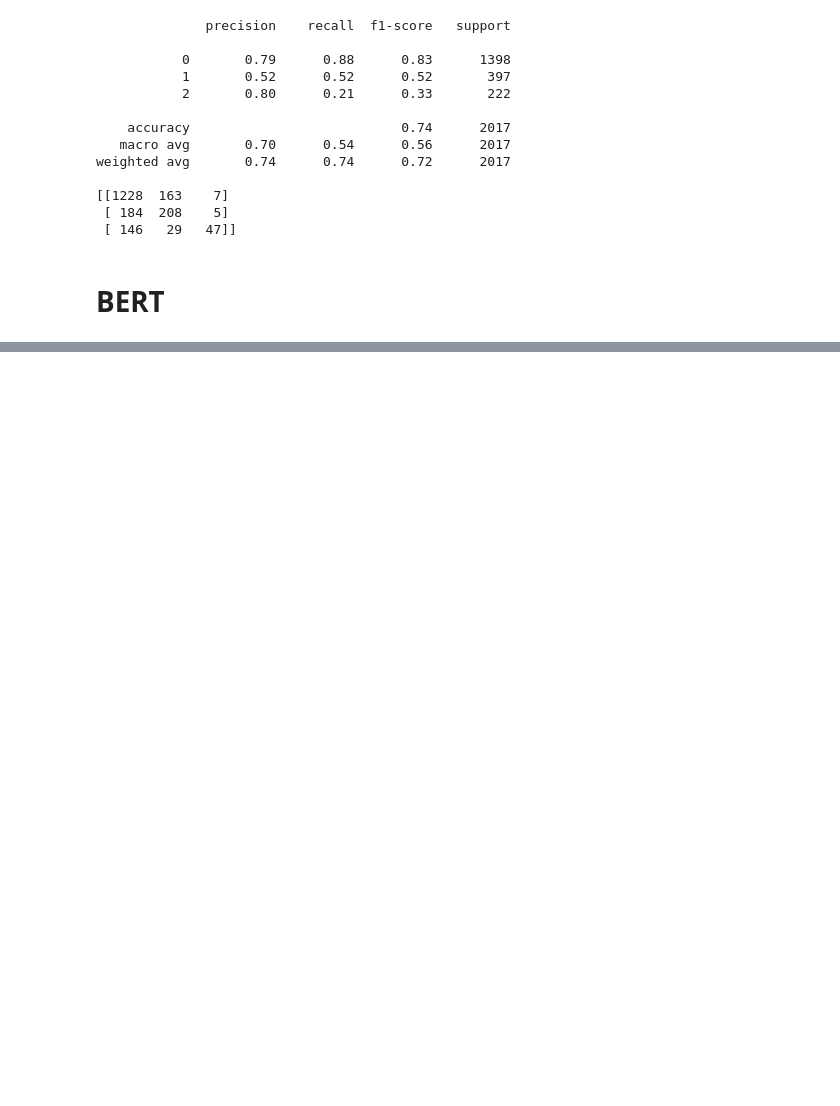
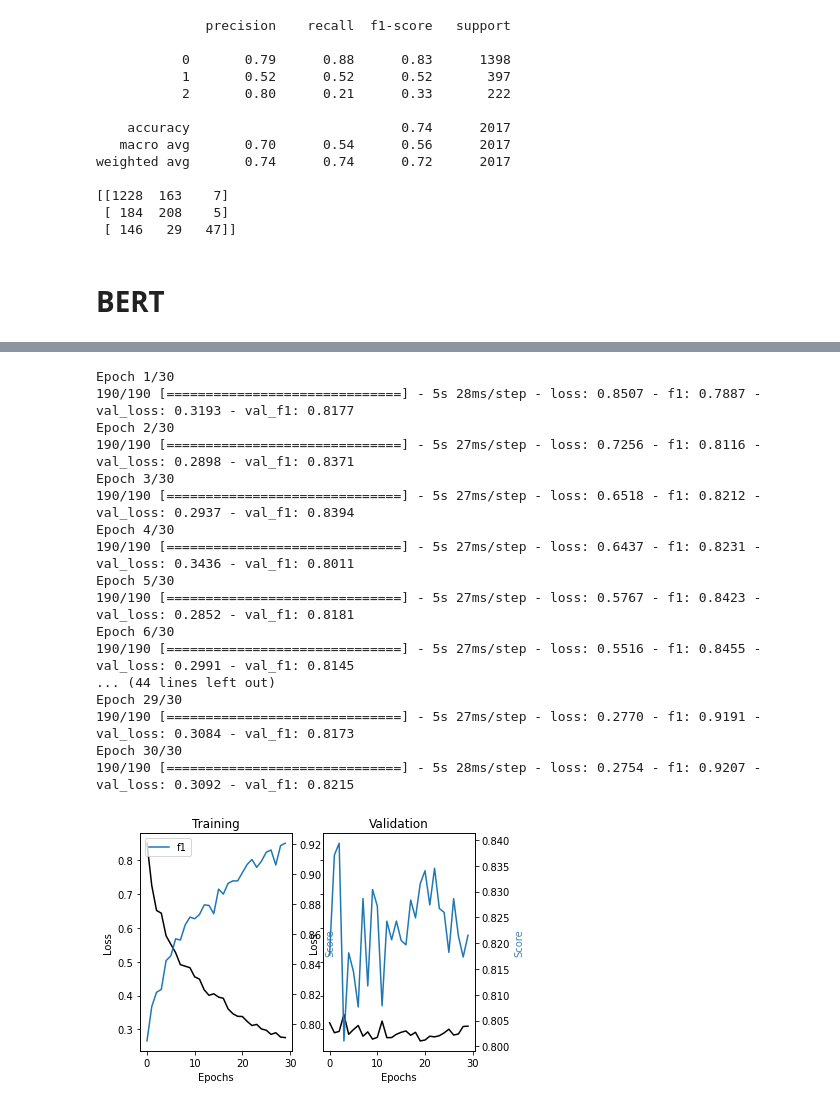
Before and after one commit to sanduerhan/Licenta, a Jupyter notebook: code.ipynb, the cells around one changed output, grey strips where cells are left out. Cells and saved outputs as stored; diff of their text form; code cells hidden in the pictures; blank space fills up the shorter version.

```diff
--- a/code.ipynb
+++ b/code.ipynb
@@ -794,0 +829,20 @@ if TRAIN_BASE:
+# %%
+def sentence(texts):
+  model = SentenceTransformer("all-mpnet-base-v2")
+  embeddings = model.encode(texts)
+
+  return embeddings
+# %%
+def rn(embeddings, train_y):
+  input_size = len(embeddings[0])
+  model = Sequential()
+  initializer = GlorotNormal()
+
+  model.add(Dense(96, input_shape=(input_size,), activation='relu', kernel_initializer=initializer))
+  model.add(Dropout(0.5))
+  model.add(Dense(3, activation="softmax", kernel_initializer=initializer))
+
+  model.compile(loss="categorical_crossentropy", metrics=[f1], optimizer="adam")
+
+  model.summary()
+  return model
@@ -794,0 +912,4 @@ if TRAIN_BASE:
+# %%
+embeddings = sentence(train_x)
+# %%
+bert_model = rn(embeddings, train_y)
@@ -794,0 +932,21 @@ if TRAIN_BASE:
+# %%
+trained_bert, dicmapping = bert_sent_transf_train(bert_model,train_y, embeddings)
+# %% [output]
+Epoch 1/30
+190/190 [==============================] - 5s 28ms/step - loss: 0.8507 - f1: 0.7887 - val_loss: 0.3193 - val_f1: 0.8177
+Epoch 2/30
+190/190 [==============================] - 5s 27ms/step - loss: 0.7256 - f1: 0.8116 - val_loss: 0.2898 - val_f1: 0.8371
+Epoch 3/30
+190/190 [==============================] - 5s 27ms/step - loss: 0.6518 - f1: 0.8212 - val_loss: 0.2937 - val_f1: 0.8394
+Epoch 4/30
+190/190 [==============================] - 5s 27ms/step - loss: 0.6437 - f1: 0.8231 - val_loss: 0.3436 - val_f1: 0.8011
+Epoch 5/30
+190/190 [==============================] - 5s 27ms/step - loss: 0.5767 - f1: 0.8423 - val_loss: 0.2852 - val_f1: 0.8181
+Epoch 6/30
+190/190 [==============================] - 5s 27ms/step - loss: 0.5516 - f1: 0.8455 - val_loss: 0.2991 - val_f1: 0.8145
+... (44 lines left out)
+Epoch 29/30
+190/190 [==============================] - 5s 27ms/step - loss: 0.2770 - f1: 0.9191 - val_loss: 0.3084 - val_f1: 0.8173
+Epoch 30/30
+190/190 [==============================] - 5s 28ms/step - loss: 0.2754 - f1: 0.9207 - val_loss: 0.3092 - val_f1: 0.8215
+[figure, added]
```
Also changed, not shown: parts of 32 cells of this notebook.
